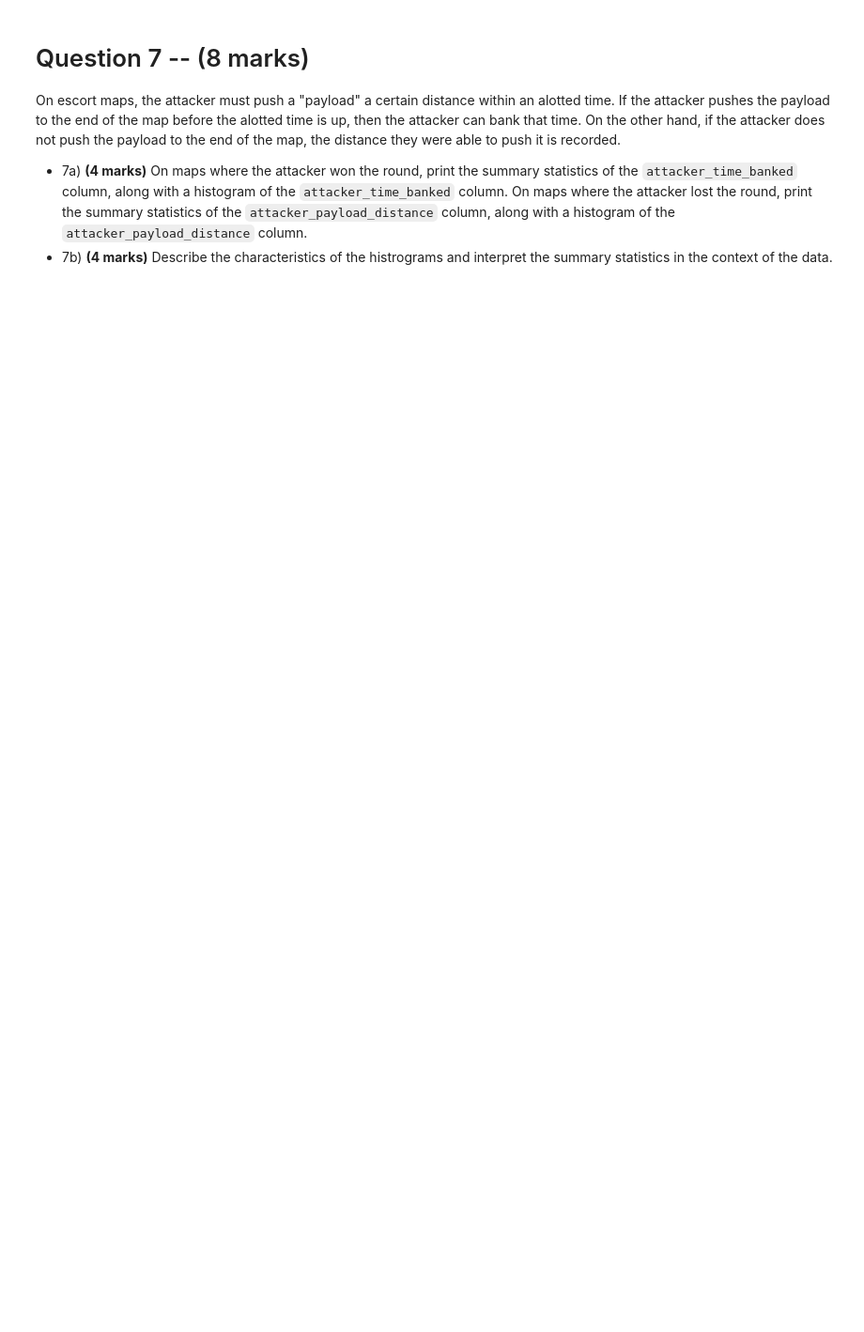
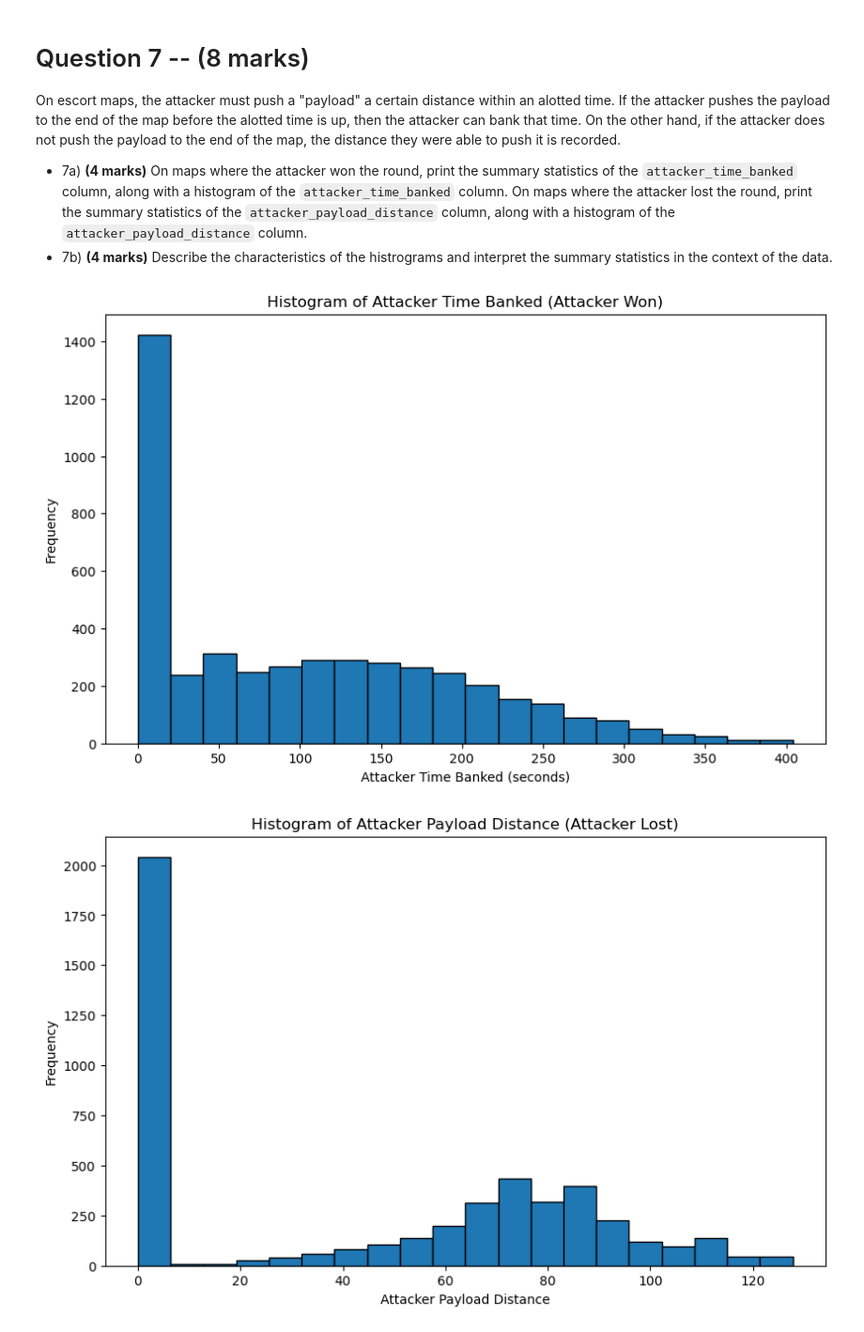
Before and after one commit to Ajay425/math-1130, a Jupyter notebook: assignment_1_alt/assignment_1_alt/assignment_1_STUDENT.ipynb, the cells around one changed output. Shown: that part at 94% size. Saved outputs shown, nothing was run; the diff lists cells and outputs as text; code cells hidden in the pictures; blank space fills up the shorter version.

```diff
--- a/assignment_1_alt/assignment_1_alt/assignment_1_STUDENT.ipynb
+++ b/assignment_1_alt/assignment_1_alt/assignment_1_STUDENT.ipynb
@@ -381,3 +681,41 @@ On escort maps, the attacker must push a "payload" a certain distance within an
 
 - 7a) **(4 marks)** On maps where the attacker won the round, print the summary statistics of the `attacker_time_banked` column, along with a histogram of the `attacker_time_banked` column. On maps where the attacker lost the round, print the summary statistics of the `attacker_payload_distance` column, along with a histogram of the `attacker_payload_distance` column.
 - 7b) **(4 marks)** Describe the characteristics of the histrograms and interpret the summary statistics in the context of the data.
+# %%
+##7a
+# Step 1: Ensure 'escort' DataFrame is properly defined from the main dataset (assuming 'df' is the main dataset)
+escort = df[df['map_type'] == 'escort']  # Filter for escort maps
+
+# Step 2: Filter for rounds where the attacker won
+mask = escort['Attacker'] == escort['map_winner']
+escort_aw = escort[mask]  # Attacker won the round
+
+# Step 3: Plot the histogram for attacker_time_banked when the attacker won
+plt.figure(figsize=(10, 6))
+escort_aw['attacker_time_banked'].dropna().plot(kind='hist', bins=20, edgecolor='black')
+plt.title("Histogram of Attacker Time Banked (Attacker Won)")
+plt.xlabel("Attacker Time Banked (seconds)")
+plt.ylabel("Frequency")
+plt.show()
+
+# Step 4: Filter for rounds where the attacker lost
+mask2 = escort['Attacker'] != escort['map_winner']
+escort_al = escort[mask2]  # Attacker lost the round
+
+# Step 5: Plot the histogram for attacker_payload_distance when the attacker lost
+plt.figure(figsize=(10, 6))
+escort_al['attacker_payload_distance'].dropna().plot(kind='hist', bins=20, edgecolor='black')
+plt.title("Histogram of Attacker Payload Distance (Attacker Lost)")
+plt.xlabel("Attacker Payload Distance")
+plt.ylabel("Frequency")
+plt.show()
+
+# Step 6: Print summary statistics for both cases
+print("Summary Statistics for Attacker Time Banked (Attacker Won):")
+print(escort_aw['attacker_time_banked'].describe())
+
+print("\nSummary Statistics for Attacker Payload Distance (Attacker Lost):")
+print(escort_al['attacker_payload_distance'].describe())
+# %% [output]
+[figure, added]
+[figure, added]
```
Also changed, not shown: parts of 11 cells of this notebook.
